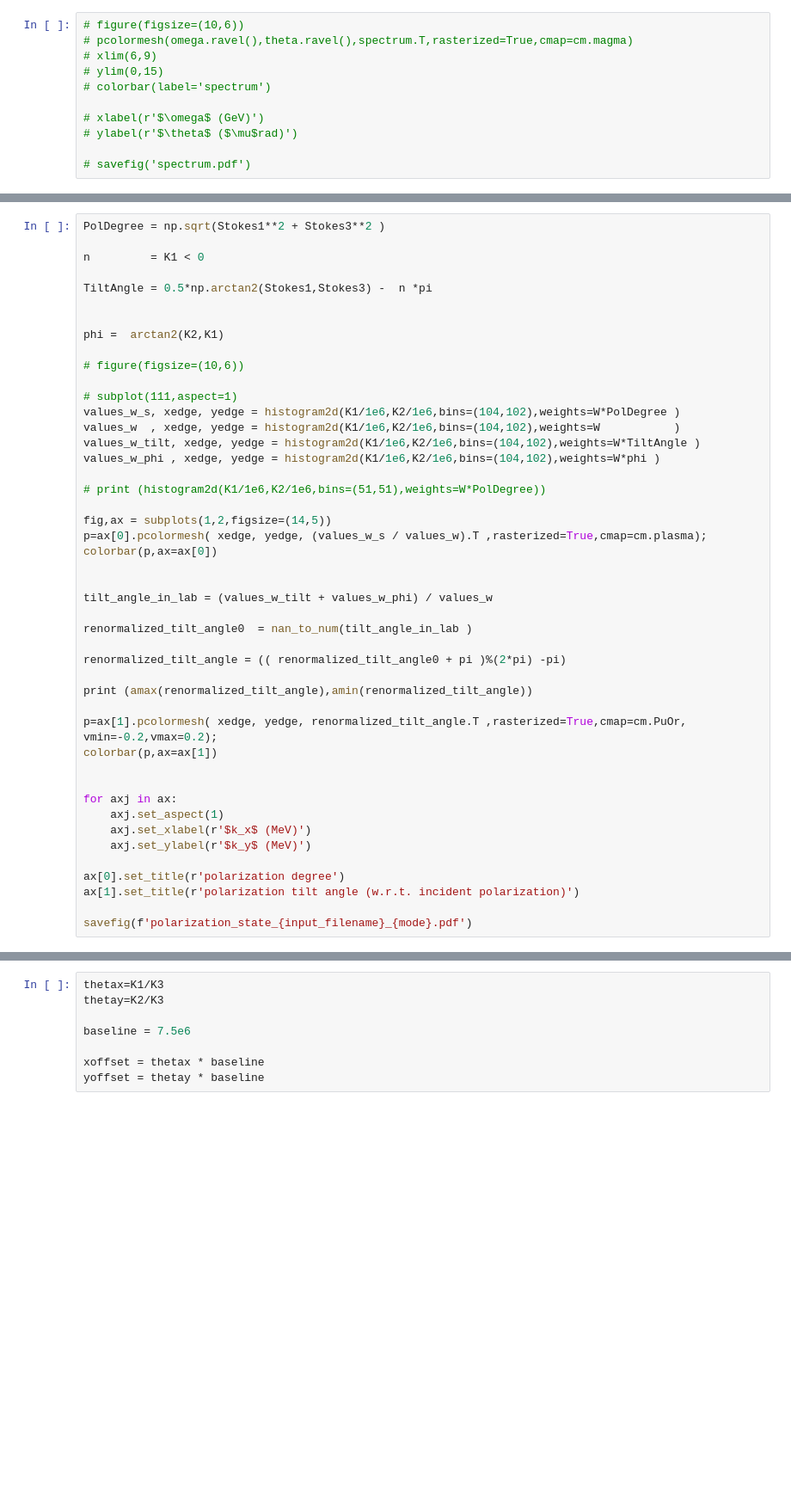
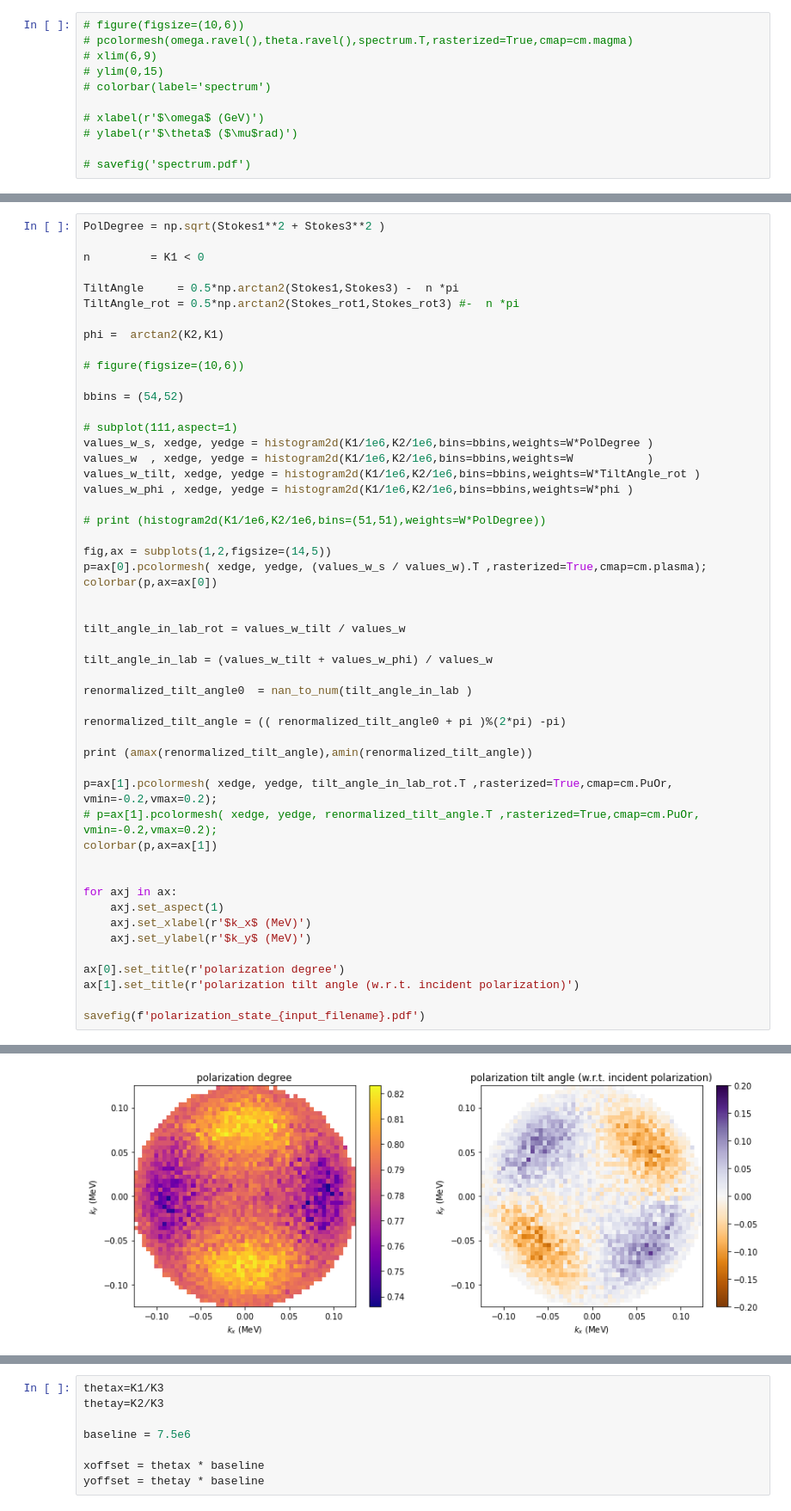
Before and after one commit to hixps/pica, a Jupyter notebook: analysis_plots.ipynb, the cells around one changed output, grey strips where cells are left out. Shown at 86% size. Saved outputs shown, nothing was run; the diff lists cells and outputs as text; blank space fills up the shorter version.

```diff
--- a/analysis_plots.ipynb
+++ b/analysis_plots.ipynb
@@ -157,18 +180,20 @@ PolDegree = np.sqrt(Stokes1**2 + Stokes3**2 )
 
 n         = K1 < 0
 
-TiltAngle = 0.5*np.arctan2(Stokes1,Stokes3) -  n *pi
-
+TiltAngle     = 0.5*np.arctan2(Stokes1,Stokes3) -  n *pi
+TiltAngle_rot = 0.5*np.arctan2(Stokes_rot1,Stokes_rot3) #-  n *pi
 
 phi =  arctan2(K2,K1)
 
 # figure(figsize=(10,6))
 
+bbins = (54,52)
+
 # subplot(111,aspect=1)
-values_w_s, xedge, yedge = histogram2d(K1/1e6,K2/1e6,bins=(104,102),weights=W*PolDegree )
-values_w  , xedge, yedge = histogram2d(K1/1e6,K2/1e6,bins=(104,102),weights=W           )
-values_w_tilt, xedge, yedge = histogram2d(K1/1e6,K2/1e6,bins=(104,102),weights=W*TiltAngle )
-values_w_phi , xedge, yedge = histogram2d(K1/1e6,K2/1e6,bins=(104,102),weights=W*phi )
+values_w_s, xedge, yedge = histogram2d(K1/1e6,K2/1e6,bins=bbins,weights=W*PolDegree )
+values_w  , xedge, yedge = histogram2d(K1/1e6,K2/1e6,bins=bbins,weights=W           )
+values_w_tilt, xedge, yedge = histogram2d(K1/1e6,K2/1e6,bins=bbins,weights=W*TiltAngle_rot )
+values_w_phi , xedge, yedge = histogram2d(K1/1e6,K2/1e6,bins=bbins,weights=W*phi )
 
 # print (histogram2d(K1/1e6,K2/1e6,bins=(51,51),weights=W*PolDegree))
 
@@ -176,6 +201,8 @@ fig,ax = subplots(1,2,figsize=(14,5))
 p=ax[0].pcolormesh( xedge, yedge, (values_w_s / values_w).T ,rasterized=True,cmap=cm.plasma);
 colorbar(p,ax=ax[0])
 
+
+tilt_angle_in_lab_rot = values_w_tilt / values_w
 
 tilt_angle_in_lab = (values_w_tilt + values_w_phi) / values_w
 
@@ -185,7 +212,8 @@ renormalized_tilt_angle = (( renormalized_tilt_angle0 + pi )%(2*pi) -pi)
 
 print (amax(renormalized_tilt_angle),amin(renormalized_tilt_angle))
 
-p=ax[1].pcolormesh( xedge, yedge, renormalized_tilt_angle.T ,rasterized=True,cmap=cm.PuOr, vmin=-0.2,vmax=0.2);
+p=ax[1].pcolormesh( xedge, yedge, tilt_angle_in_lab_rot.T ,rasterized=True,cmap=cm.PuOr, vmin=-0.2,vmax=0.2);
+# p=ax[1].pcolormesh( xedge, yedge, renormalized_tilt_angle.T ,rasterized=True,cmap=cm.PuOr, vmin=-0.2,vmax=0.2);
 colorbar(p,ax=ax[1])
 
 
@@ -197,4 +225,5 @@ for axj in ax:
 ax[0].set_title(r'polarization degree')
 ax[1].set_title(r'polarization tilt angle (w.r.t. incident polarization)')
 
-savefig(f'polarization_state_{input_filename}_{mode}.pdf')
+savefig(f'polarization_state_{input_filename}.pdf')
+# %% [output]
@@ -200,0 +231 @@ savefig(f'polarization_state_{input_filename}_{mode}.pdf')
+[figure, added]
```
Also changed, not shown: parts of 31 cells of this notebook, 6 other files.
